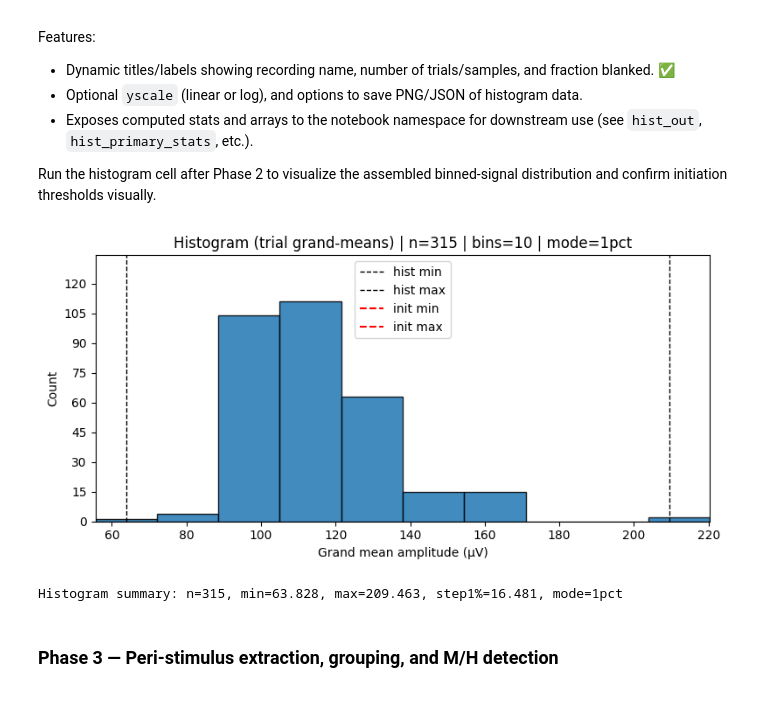
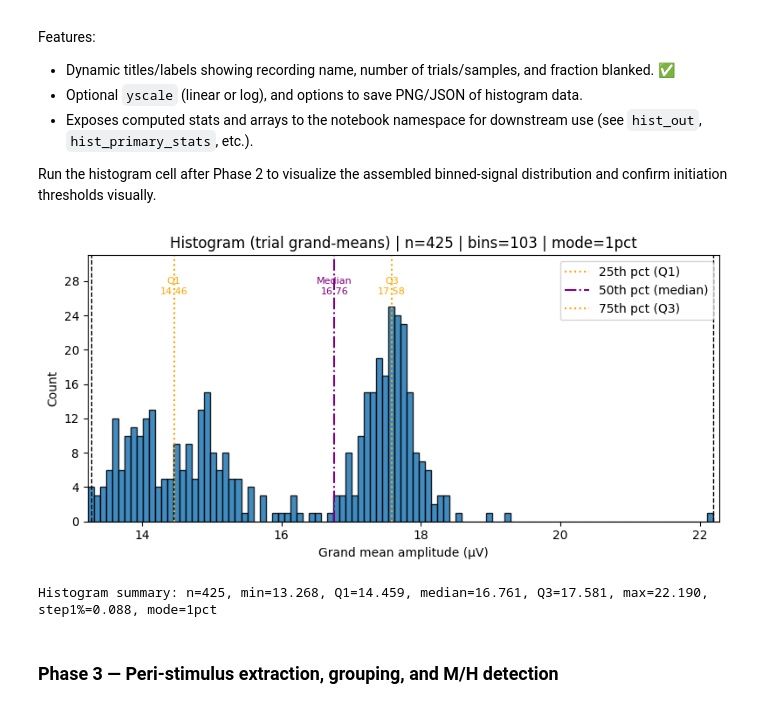
Before and after one commit to yahriels/Open-Ephys-H-Reflex-Python-Data-Analysis, a Jupyter notebook: src/open_ephys/analysis/EMG_characterization_stage_Offline_Analysis.ipynb, the cells around one changed output. Cells and saved outputs as stored; diff of their text form; code cells hidden in the pictures.

```diff
--- a/src/open_ephys/analysis/EMG_characterization_stage_Offline_Analysis.ipynb
+++ b/src/open_ephys/analysis/EMG_characterization_stage_Offline_Analysis.ipynb
@@ -172,7 +198,7 @@ In this section we define a few arbitrary floating variables for processing purp
 > Setting "u" and "w" equal to one, wll result in selecting the second node **(1 = Record Node 111/FILTERED)**
 # %%
 # ==== Session Selection ====
-w = 0  # Record Node index (0 = Record Node 106)
+w = 1  # Record Node index (0 = Record Node 106)
 u = 0  # Record Node index (unused, reserved for alternate node, set to same as "w")
 # %% [markdown]
 ### Function: Scanning Experiment Structure
@@ -313,16 +350,17 @@ except NameError:
 else:
     protocol = protocol_dropdown.value
 
-    # Channel map (respiration example uses 2/3 for EMG channels)
-    emg1_raw = data[:, 2]
-    emg2_raw = data[:, 3]
 
-    if protocol == PROTOCOL_ONLINE:
+    if record_node_name == "Record Node 106": #protocol == PROTOCOL_ONLINE:
         # If online filtered, the data might already be filtered on channel 3
         differential_filt = data[:, 3]
         print("Using Online Filtering: assuming channel 3 is prefiltered differential EMG")
     else:
         # Offline filtering: compute diff then apply bandpass
+
+        # ==== EMG Processing ====
+        emg1_raw = data[:, 2]
+        emg2_raw = data[:, 3]
         differential = (emg2_raw - emg1_raw)
         lowcut = 100.0
         highcut = 1000.0
@@ -330,7 +368,7 @@ else:
         b, a = butter(2, np.array([lowcut, highcut])/(sample_rate/2), btype='bandpass')
         # Use filtfilt for zero-phase filtering
         differential_filt = lfilter(b, a, differential)
-        print(f"Applied offline bandpass ({lowcut}-{highcut} Hz) using filtfilt at {sample_rate} Hz")
+        print(f"Applied offline bandpass ({lowcut}-{highcut} Hz) using lfilter at {sample_rate} Hz")
 
     differential_abs = np.abs(differential_filt)
     differential_emg = differential_abs
@@ -740,8 +779,16 @@ def compute_mh_style_histogram_and_stats(yscale='linear', save_png=False, save_j
     elif binning == 'auto':
         hist_vals, hist_edges = np.histogram(grand_means, bins='auto')
     else:
-        bins = 10 if num_bins is None else int(num_bins)
+        bins = 100 if num_bins is None else int(num_bins)
         hist_vals, hist_edges = np.histogram(grand_means, bins=bins)
+
+    # ✅ Enforce minimum bins here
+    if hist_vals.size < 100:
+        hist_vals, hist_edges = np.histogram(
+            grand_means,
+            bins=100,
+            range=(mn, mx)
+        )
 
     # Plot single panel
     fig, ax = plt.subplots(1,1, figsize=(8,4))
@@ -752,12 +799,29 @@ def compute_mh_style_histogram_and_stats(yscale='linear', save_png=False, save_j
     ax.set_ylabel('Count')
     ax.set_title(f'Histogram (trial grand-means) | n={n:,} | bins={len(hist_vals)} | mode={binning}')
 
+
+
     ax.set_xlim(hist_edges[0], hist_edges[-1])
-    ax.axvline(mn, color='black', linestyle='--', linewidth=1.0, label='hist min')
-    ax.axvline(mx, color='black', linestyle='--', linewidth=1.0, label='hist max')
+    #ax.set_xlim(11, 15) #Uncomment this line here to manually set bounds of histogram
+    ax.axvline(mn, color='black', linestyle='--', linewidth=1.0, label='_nolegend_')
+    ax.axvline(mx, color='black', linestyle='--', linewidth=1.0, label='_nolegend_')
     if 'TRIAL_INIT_MIN_UV' in globals():
-        ax.axvline(TRIAL_INIT_MIN_UV, color='red', linestyle='--', linewidth=1.5, label='init min')
-        ax.axvline(TRIAL_INIT_MAX_UV, color='red', linestyle='--', linewidth=1.5, label='init max')
+        ax.axvline(TRIAL_INIT_MIN_UV, color='red', linestyle='--', linewidth=1.5, label='_nolegend_')
+        ax.axvline(TRIAL_INIT_MAX_UV, color='red', linestyle='--', linewidth=1.5, label='_nolegend_')
+
+    # Quartile lines and labels (Q1, median, Q3)
+    try:
+        ymax_est = int(max(hist_vals)) if hist_vals.size>0 else 1
+        y_text = ymax_est * 1.05
+        ax.axvline(q25, color='orange', linestyle=':', linewidth=1.5, label='25th pct (Q1)')
+        ax.axvline(q50, color='purple', linestyle='-.', linewidth=1.5, label='50th pct (median)')
+        ax.axvline(q75, color='orange', linestyle=':', linewidth=1.5, label='75th pct (Q3)')
+        ax.text(q25, y_text, f'Q1\n{q25:.2f}', color='orange', ha='center', va='bottom', fontsize=8)
+        ax.text(q50, y_text, f'Median\n{q50:.2f}', color='purple', ha='center', va='bottom', fontsize=8)
+        ax.text(q75, y_text, f'Q3\n{q75:.2f}', color='orange', ha='center', va='bottom', fontsize=8)
+    except Exception:
+        pass
+
     ax.legend()
 
     ymax = int(max(hist_vals)) if hist_vals.size>0 else 1
@@ -774,35 +838,46 @@ def compute_mh_style_histogram_and_stats(yscale='linear', save_png=False, save_j
     if save_png and 'directory_str' in globals() and 'recording_name' in globals():
         try:
             png_path = os.path.join(directory_str, f"{recording_name}_grandmeans_histogram.png")
             fig.savefig(png_path, dpi=150)
             save_paths['png'] = png_path
         except Exception as e:
             print('Could not save histogram PNG:', e)
     if save_json and hist_vals.size > 0 and 'directory_str' in globals() and 'recording_name' in globals():
         try:
             json_path = os.path.join(directory_str, f"{recording_name}_grandmeans_histogram.json")
             hist_dict = {'hist_vals': hist_vals.tolist(), 'hist_edges': hist_edges.tolist(), 'primary_stats': primary_stats, 'binning': binning}
             with open(json_path, 'w') as jf:
                 json.dump(hist_dict, jf, indent=2)
             save_paths['json'] = json_path
         except Exception as e:
             print('Could not save histogram JSON:', e)
 
-    print(f"Histogram summary: n={n}, min={mn:.3f}, max={mx:.3f}, step1%={step_one_percent:.3f}, mode={binning}")
+    print(
+    f"Histogram summary: "
+    f"n={n}, "
+    f"min={mn:.3f}, "
+    f"Q1={q25:.3f}, "
+    f"median={q50:.3f}, "
+    f"Q3={q75:.3f}, "
+    f"max={mx:.3f}, "
+    f"step1%={step_one_percent:.3f}, "
+    f"mode={binning}"
+    )
+
 
     return {'fig': fig, 'ax': ax, 'primary_stats': primary_stats, 'hist_vals': hist_vals, 'hist_edges': hist_edges, 'save_paths': save_paths, 'binning': binning}
 
 
 # Run updated histogram and store outputs (primary grand-means only)
 hist_out = compute_mh_style_histogram_and_stats(yscale='linear')
 # Expose fields to globals for downstream usage (primary only)
 globals().update({
     'hist_primary_stats': hist_out.get('primary_stats', {}),
     'hist_values': hist_out.get('hist_vals', np.array([])),
     'hist_edges': hist_out.get('hist_edges', np.array([])),
 })
 # %% [output]
-[figure, old version]
+[figure, new version]
-Histogram summary: n=315, min=63.828, max=209.463, step1%=16.481, mode=1pct
+Histogram summary: n=425, min=13.268, Q1=14.459, median=16.761, Q3=17.581, max=22.190, step1%=0.088, mode=1pct
 # %% [markdown]
 ### Phase 3 — Peri-stimulus extraction, grouping, and M/H detection
```
Also changed, not shown: parts of 16 cells of this notebook, 1 other file.
